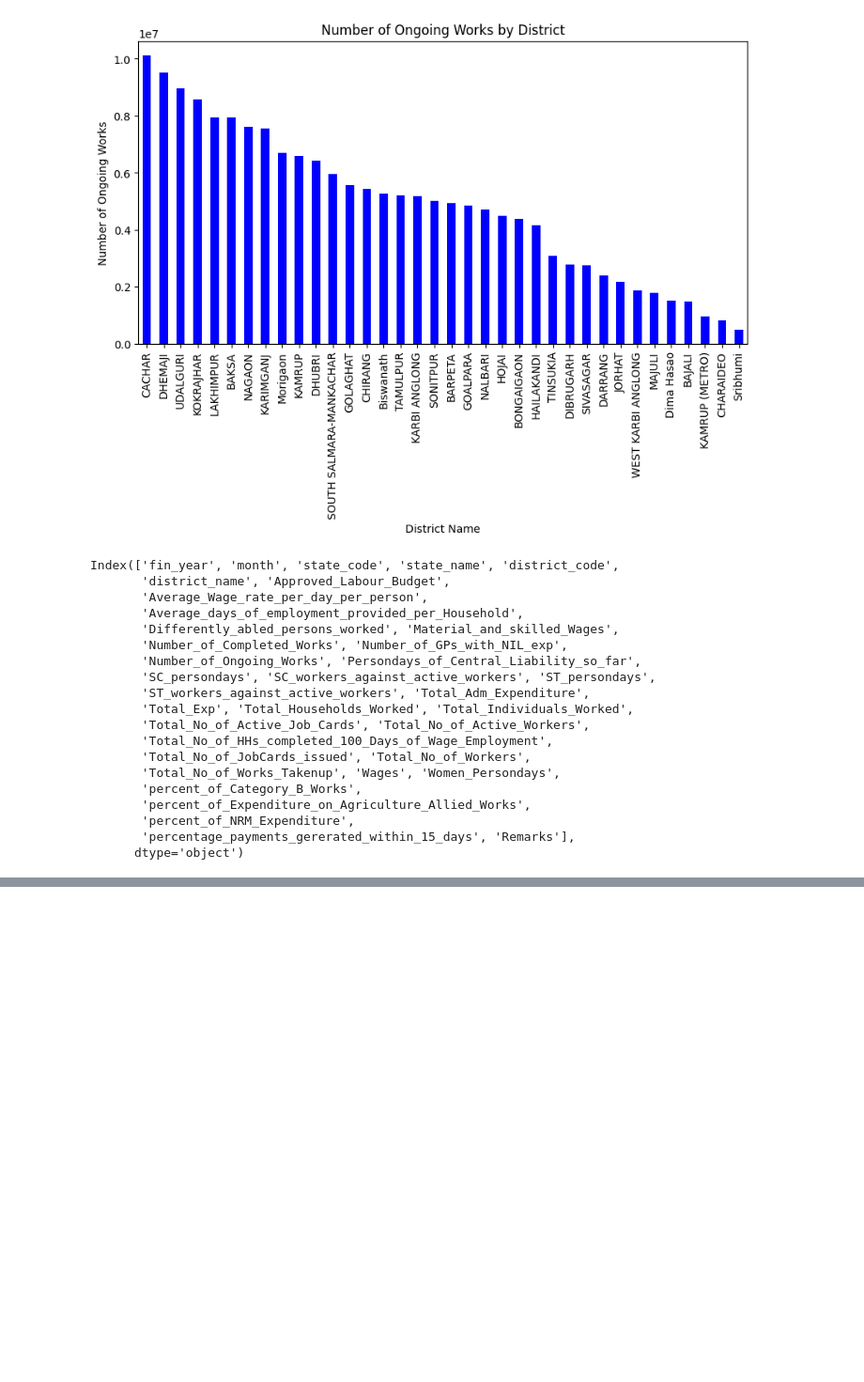
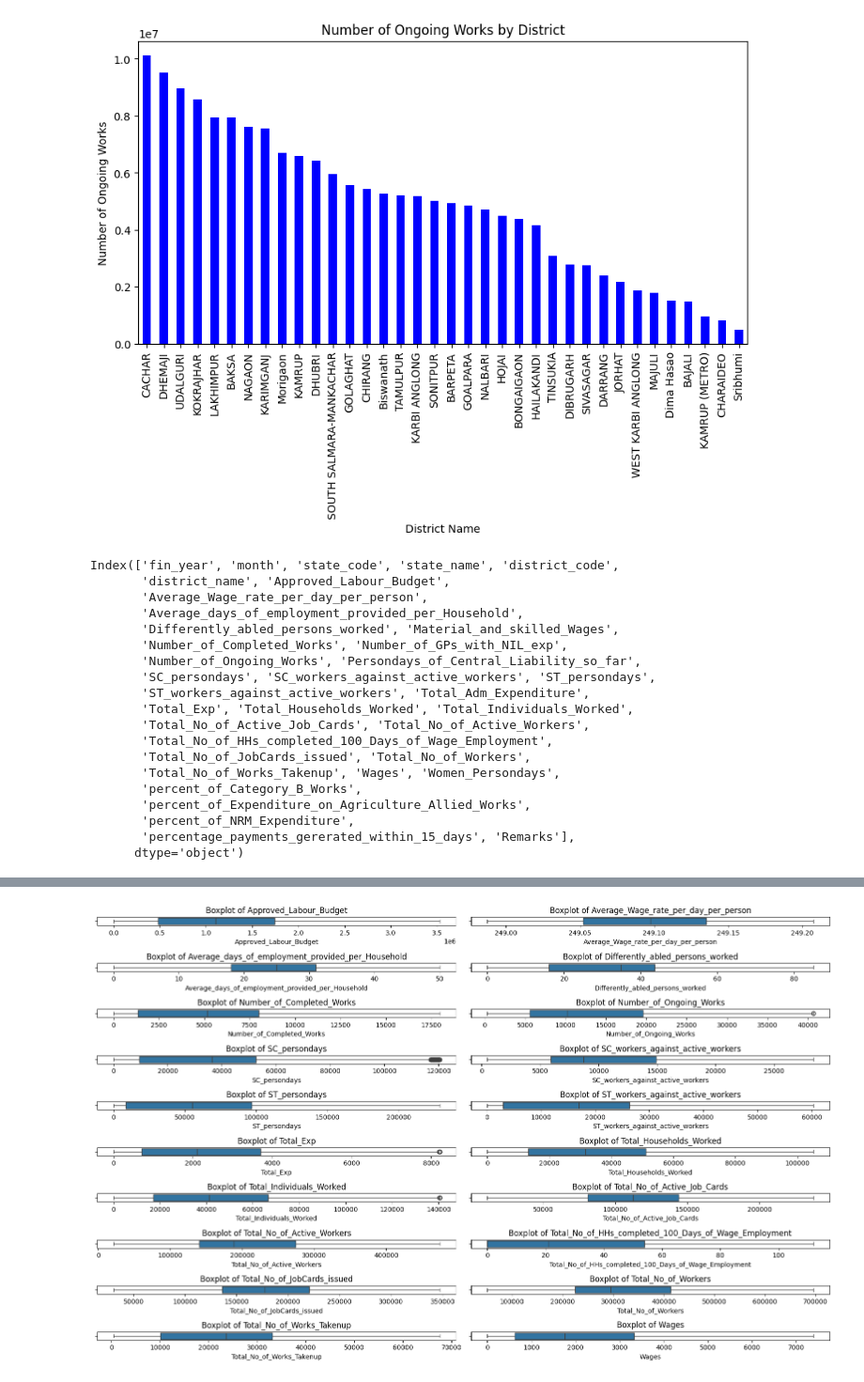
Before and after one commit to iamabirakash/INT-375, a Jupyter notebook: AssamEmployment.ipynb, the cells around one changed output, grey strips where cells are left out. Shown at 94% size. Drawn from its saved outputs; the diff is of its cells as text; code cells hidden in the pictures; blank space fills up the shorter version.

```diff
--- a/AssamEmployment.ipynb
+++ b/AssamEmployment.ipynb
@@ -179,0 +248,22 @@ data1 = data.drop(['state_code','district_code','Material_and_skilled_Wages','Nu
+# %%
+for col in numeric_cols:
+    Q1 = np.percentile(data1[col], 25)
+    Q3 = np.percentile(data1[col], 75)
+    IQR = Q3 - Q1
+    lower_bound = Q1 - 1.5 * IQR
+    upper_bound = Q3 + 1.5 * IQR
+    mean_non = data1[(data1[col] >= lower_bound) & (data1[col] <= upper_bound)][col].mean()
+    data1.loc[(data1[col] < lower_bound) | (data1[col] > upper_bound), col] = mean_non
+# %%
+top_outlier_columns = outliers_summary.head(20).index.tolist()
+
+plt.figure(figsize=(16, 10))
+for i, col in enumerate(top_outlier_columns, 1):
+    plt.subplot(10,2, i)
+    sns.boxplot(x=data1[col])
+    plt.title(f'Boxplot of {col}')
+    plt.tight_layout()
+
+plt.show()
+# %% [output]
+[figure, added]
```
Also changed, not shown: parts of 15 cells of this notebook.
